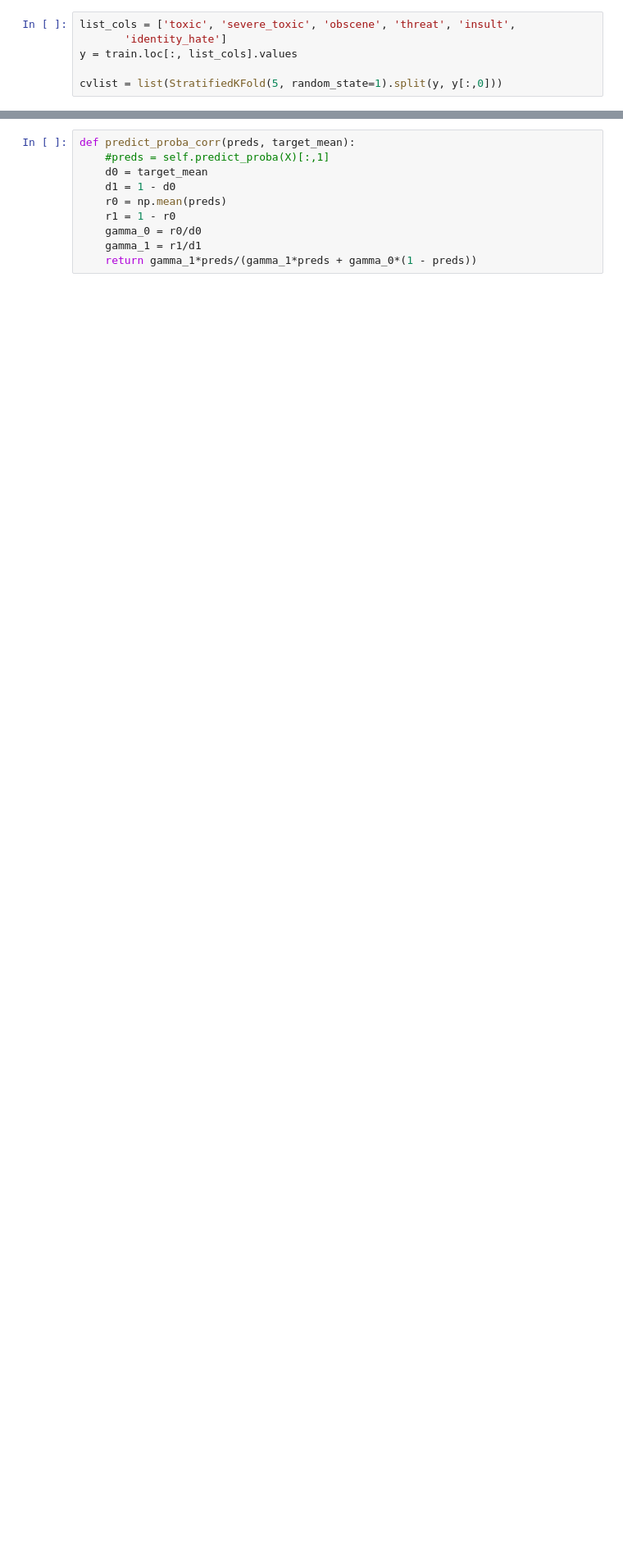
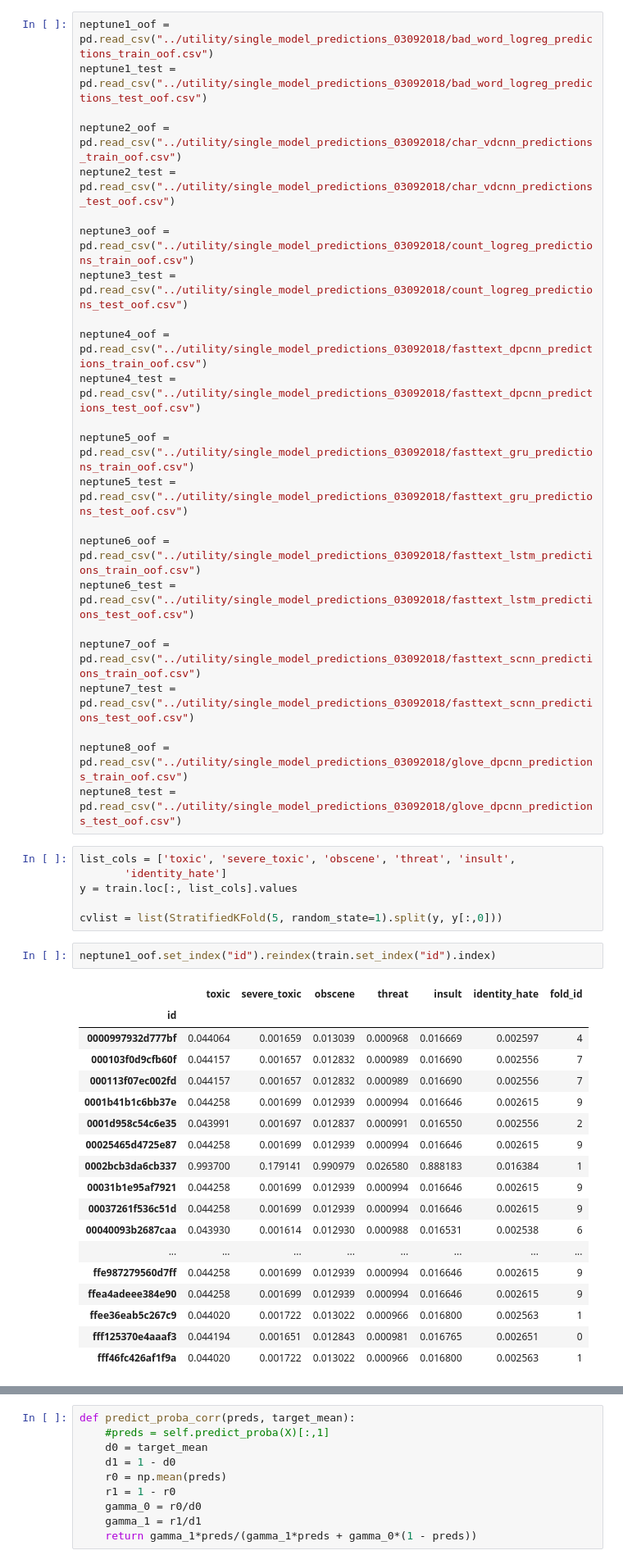
Before and after one commit to mohsinkhn/Jigsaw_toxic_comment_classifcation, a Jupyter notebook: Simple_stacker.ipynb, the cells around one changed output, grey strips where cells are left out. Shown at 82% size. Cells and saved outputs as stored; diff of their text form; blank space fills up the shorter version.

```diff
--- a/Simple_stacker.ipynb
+++ b/Simple_stacker.ipynb
@@ -41,9 +79,54 @@ Index(['id', 'toxic', 'severe_toxic', 'obscene', 'threat', 'insult',
       dtype='object') Index(['id', 'toxic', 'severe_toxic', 'obscene', 'threat', 'insult',
        'identity_hate'],
       dtype='object')
+# %%
+neptune1_oof = pd.read_csv("../utility/single_model_predictions_03092018/bad_word_logreg_predictions_train_oof.csv")
+neptune1_test = pd.read_csv("../utility/single_model_predictions_03092018/bad_word_logreg_predictions_test_oof.csv")
+
+neptune2_oof = pd.read_csv("../utility/single_model_predictions_03092018/char_vdcnn_predictions_train_oof.csv")
+neptune2_test = pd.read_csv("../utility/single_model_predictions_03092018/char_vdcnn_predictions_test_oof.csv")
+
+neptune3_oof = pd.read_csv("../utility/single_model_predictions_03092018/count_logreg_predictions_train_oof.csv")
+neptune3_test = pd.read_csv("../utility/single_model_predictions_03092018/count_logreg_predictions_test_oof.csv")
+
+neptune4_oof = pd.read_csv("../utility/single_model_predictions_03092018/fasttext_dpcnn_predictions_train_oof.csv")
+neptune4_test = pd.read_csv("../utility/single_model_predictions_03092018/fasttext_dpcnn_predictions_test_oof.csv")
+
+neptune5_oof = pd.read_csv("../utility/single_model_predictions_03092018/fasttext_gru_predictions_train_oof.csv")
+neptune5_test = pd.read_csv("../utility/single_model_predictions_03092018/fasttext_gru_predictions_test_oof.csv")
+
+neptune6_oof = pd.read_csv("../utility/single_model_predictions_03092018/fasttext_lstm_predictions_train_oof.csv")
+neptune6_test = pd.read_csv("../utility/single_model_predictions_03092018/fasttext_lstm_predictions_test_oof.csv")
+
+neptune7_oof = pd.read_csv("../utility/single_model_predictions_03092018/fasttext_scnn_predictions_train_oof.csv")
+neptune7_test = pd.read_csv("../utility/single_model_predictions_03092018/fasttext_scnn_predictions_test_oof.csv")
+
+neptune8_oof = pd.read_csv("../utility/single_model_predictions_03092018/glove_dpcnn_predictions_train_oof.csv")
+neptune8_test = pd.read_csv("../utility/single_model_predictions_03092018/glove_dpcnn_predictions_test_oof.csv")
 # %%
 list_cols = ['toxic', 'severe_toxic', 'obscene', 'threat', 'insult',
        'identity_hate']
 y = train.loc[:, list_cols].values
 
 cvlist = list(StratifiedKFold(5, random_state=1).split(y, y[:,0]))
+# %%
+neptune1_oof.set_index("id").reindex(train.set_index("id").index)
+# %% [output]
+|  | toxic | severe_toxic | obscene | threat | insult | identity_hate | fold_id |
+| id |  |  |  |  |  |  |  |
+| 0000997932d777bf | 0.044064 | 0.001659 | 0.013039 | 0.000968 | 0.016669 | 0.002597 | 4 |
+| 000103f0d9cfb60f | 0.044157 | 0.001657 | 0.012832 | 0.000989 | 0.016690 | 0.002556 | 7 |
+| 000113f07ec002fd | 0.044157 | 0.001657 | 0.012832 | 0.000989 | 0.016690 | 0.002556 | 7 |
+| 0001b41b1c6bb37e | 0.044258 | 0.001699 | 0.012939 | 0.000994 | 0.016646 | 0.002615 | 9 |
+| 0001d958c54c6e35 | 0.043991 | 0.001697 | 0.012837 | 0.000991 | 0.016550 | 0.002556 | 2 |
+| 00025465d4725e87 | 0.044258 | 0.001699 | 0.012939 | 0.000994 | 0.016646 | 0.002615 | 9 |
+| 0002bcb3da6cb337 | 0.993700 | 0.179141 | 0.990979 | 0.026580 | 0.888183 | 0.016384 | 1 |
+| 00031b1e95af7921 | 0.044258 | 0.001699 | 0.012939 | 0.000994 | 0.016646 | 0.002615 | 9 |
+| 00037261f536c51d | 0.044258 | 0.001699 | 0.012939 | 0.000994 | 0.016646 | 0.002615 | 9 |
+| 00040093b2687caa | 0.043930 | 0.001614 | 0.012930 | 0.000988 | 0.016531 | 0.002538 | 6 |
+| ... | ... | ... | ... | ... | ... | ... | ... |
+| ffe987279560d7ff | 0.044258 | 0.001699 | 0.012939 | 0.000994 | 0.016646 | 0.002615 | 9 |
+| ffea4adeee384e90 | 0.044258 | 0.001699 | 0.012939 | 0.000994 | 0.016646 | 0.002615 | 9 |
+| ffee36eab5c267c9 | 0.044020 | 0.001722 | 0.013022 | 0.000966 | 0.016800 | 0.002563 | 1 |
+| fff125370e4aaaf3 | 0.044194 | 0.001651 | 0.012843 | 0.000981 | 0.016765 | 0.002651 | 0 |
+| fff46fc426af1f9a | 0.044020 | 0.001722 | 0.013022 | 0.000966 | 0.016800 | 0.002563 | 1 |
```
Also changed, not shown: parts of 12 cells of this notebook.
